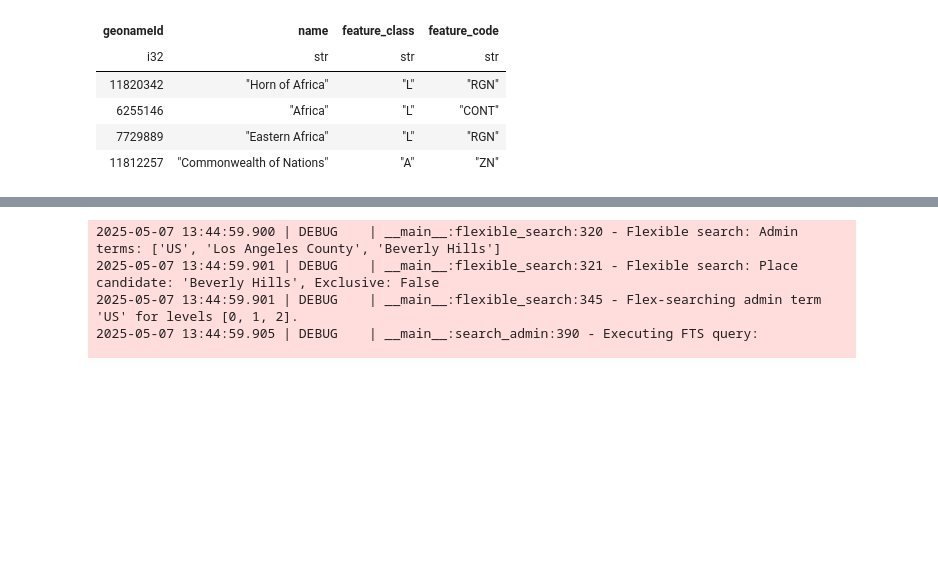
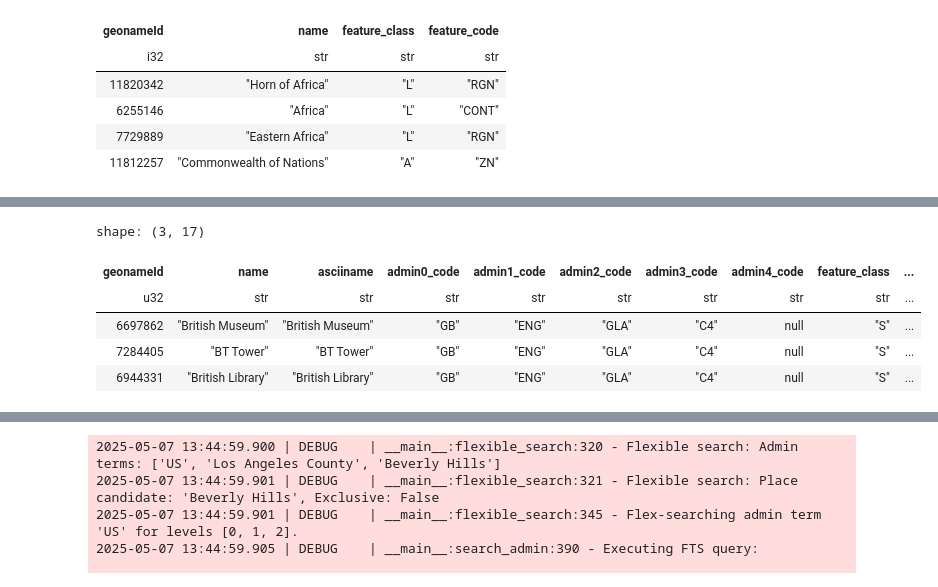
Before and after one commit to SamBroomy/heisenberg, a Jupyter notebook: test.ipynb, the cells around one changed output, grey strips where cells are left out. Cells and saved outputs as stored; diff of their text form; code cells hidden in the pictures; blank space fills up the shorter version.

Commit message:
flexible search and location backfill

```diff
--- a/test.ipynb
+++ b/test.ipynb
@@ -2519,0 +2838,17 @@ shape: (3, 17)
+# %%
+cfg_example = {
+    "limit": 5,
+    "max_sequential_admin_terms": 5,
+    "try_place_candidate_as_admin_fallback_on_place_search_fail": True,
+}
+results_list = smart_flexible_search(
+    ["UK", "London", "Camden", "British Museum"], con, config=cfg_example
+)
+for i, df_result in enumerate(results_list):
+    print(f"\n--- Results from Stage {i + 1} ---")
+    print(df_result)
+
+results_short = smart_flexible_search(["FL", "Lakeland"], con, config={"limit": 3})
+for i, df_result in enumerate(results_short):
+    print(f"\n--- Results from Stage {i + 1} (Short Input) ---")
+    print(df_result)
@@ -2519,0 +2910,9 @@ shape: (3, 17)
+# %%
+results_list[3]
+# %% [output]
+shape: (3, 17)
+| geonameId | name | asciiname | admin0_code | admin1_code | admin2_code | admin3_code | admin4_code | feature_class | ... |
+| u32 | str | str | str | str | str | str | str | str | ... |
+| 6697862 | "British Museum" | "British Museum" | "GB" | "ENG" | "GLA" | "C4" | null | "S" | ... |
+| 7284405 | "BT Tower" | "BT Tower" | "GB" | "ENG" | "GLA" | "C4" | null | "S" | ... |
+| 6944331 | "British Library" | "British Library" | "GB" | "ENG" | "GLA" | "C4" | null | "S" | ... |
```
Also changed, not shown: parts of 23 cells of this notebook, 12 other files.
